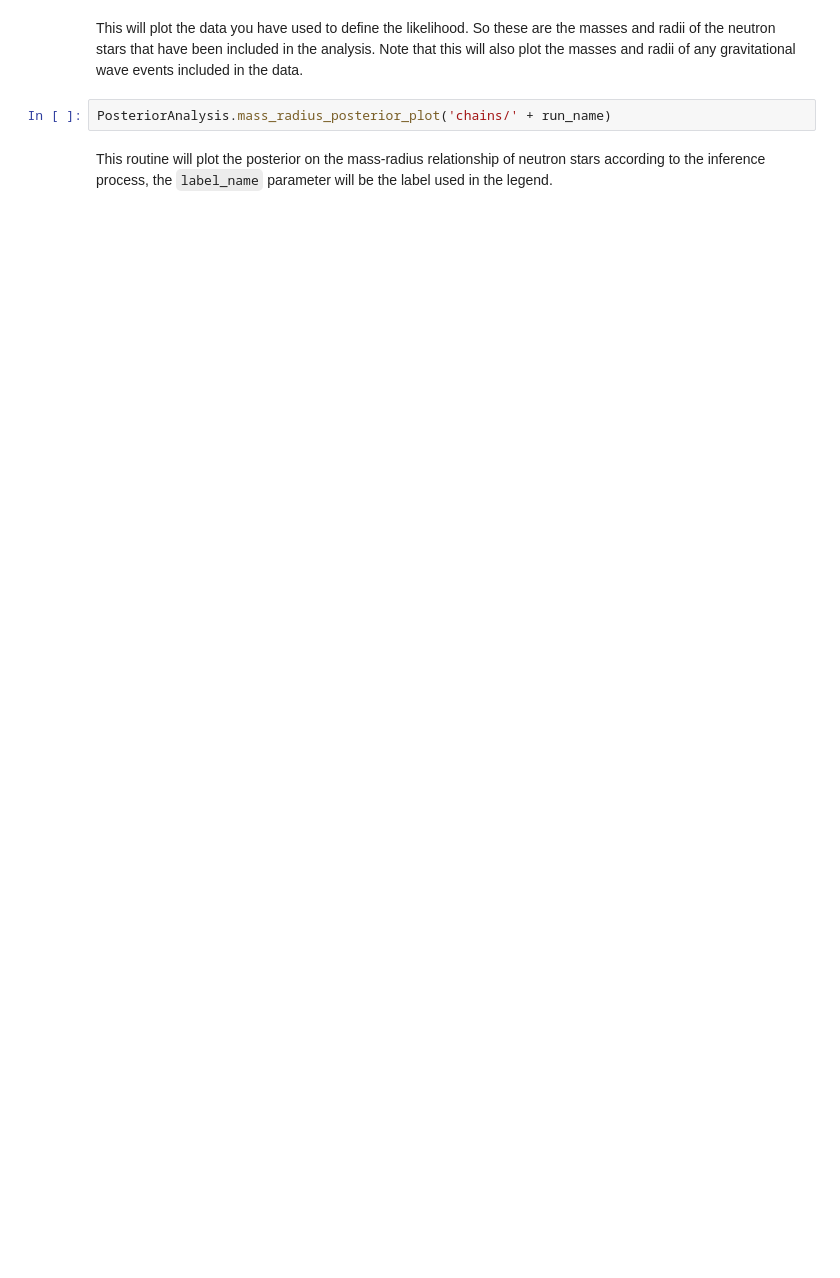
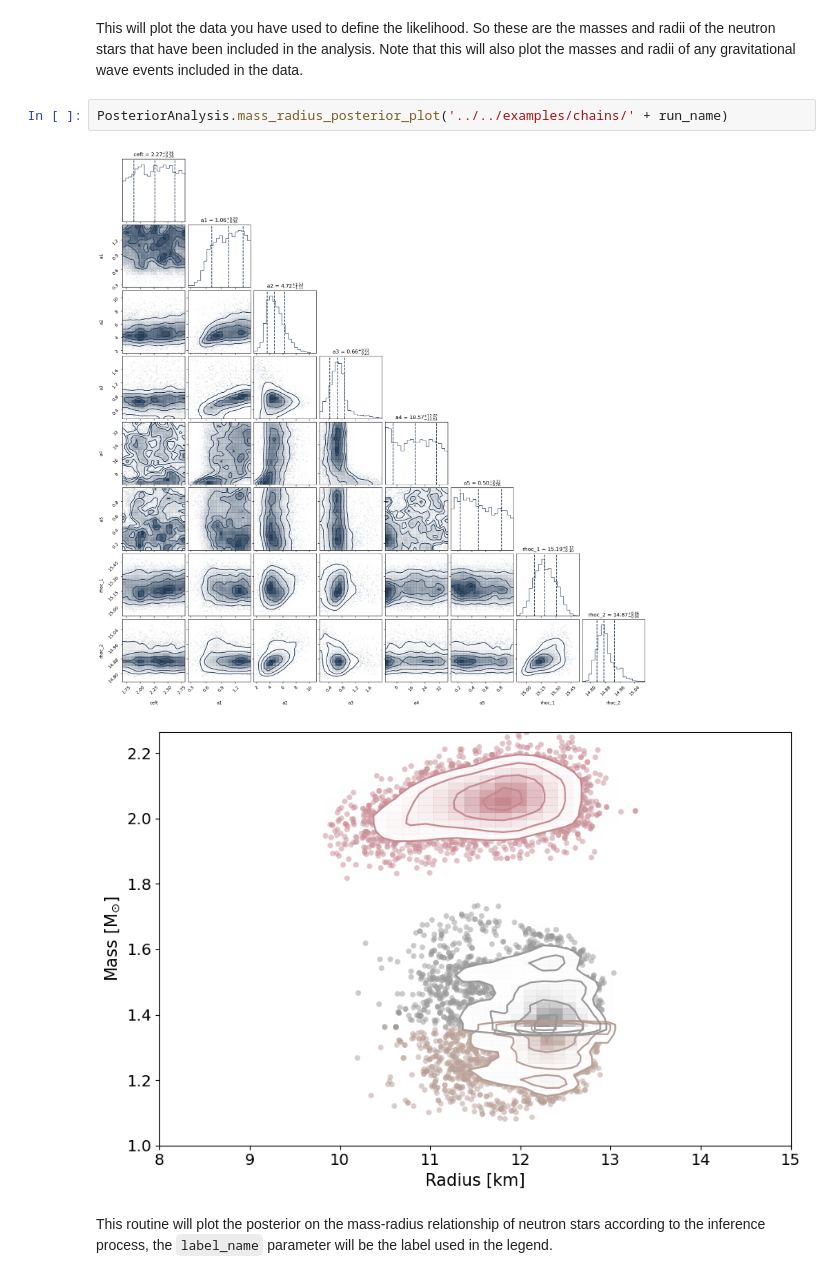
Before and after one commit to xpsi-group/neost, a Jupyter notebook: docs/source/CS_example.ipynb, the cells around one changed output. Saved outputs shown, nothing was run; the diff lists cells and outputs as text; blank space fills up the shorter version.

```diff
--- a/docs/source/CS_example.ipynb
+++ b/docs/source/CS_example.ipynb
@@ -155,7 +208,10 @@ PosteriorAnalysis.cornerplot('chains/' + run_name, variable_params)
 # %% [markdown]
 This will plot the data you have used to define the likelihood. So these are the masses and radii of the neutron stars that have been included in the analysis. Note that this will also plot the masses and radii of any gravitational wave events included in the data.
 # %%
-PosteriorAnalysis.mass_radius_posterior_plot('chains/' + run_name)
+PosteriorAnalysis.mass_radius_posterior_plot('../../examples/chains/' + run_name)
+# %% [output]
+[figure, added]
+[figure, added]
 # %% [markdown]
 This routine will plot the posterior on the mass-radius relationship of neutron stars according to the inference process, the `label_name` parameter will be the label used in the legend.
 # %%
```
Also changed, not shown: parts of 9 cells of this notebook.
